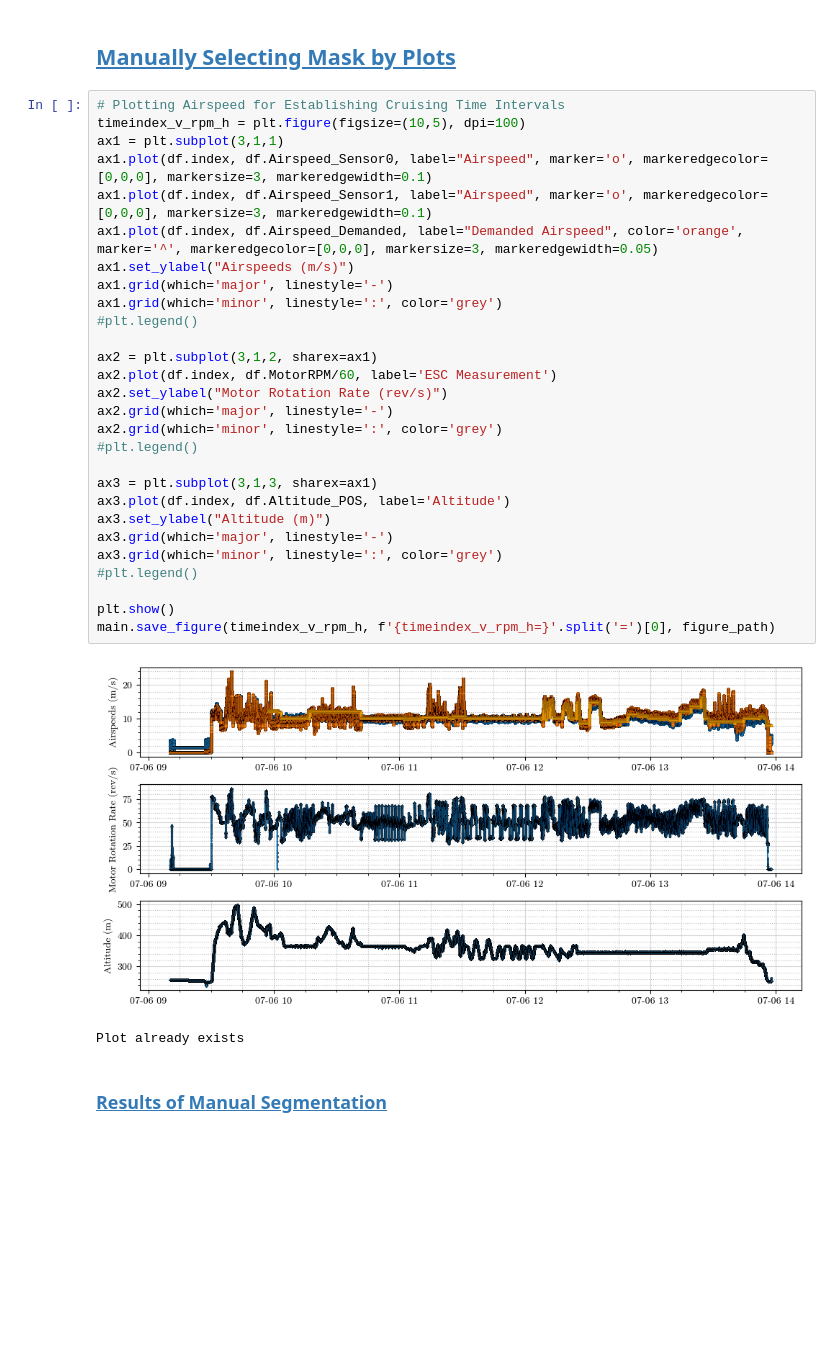
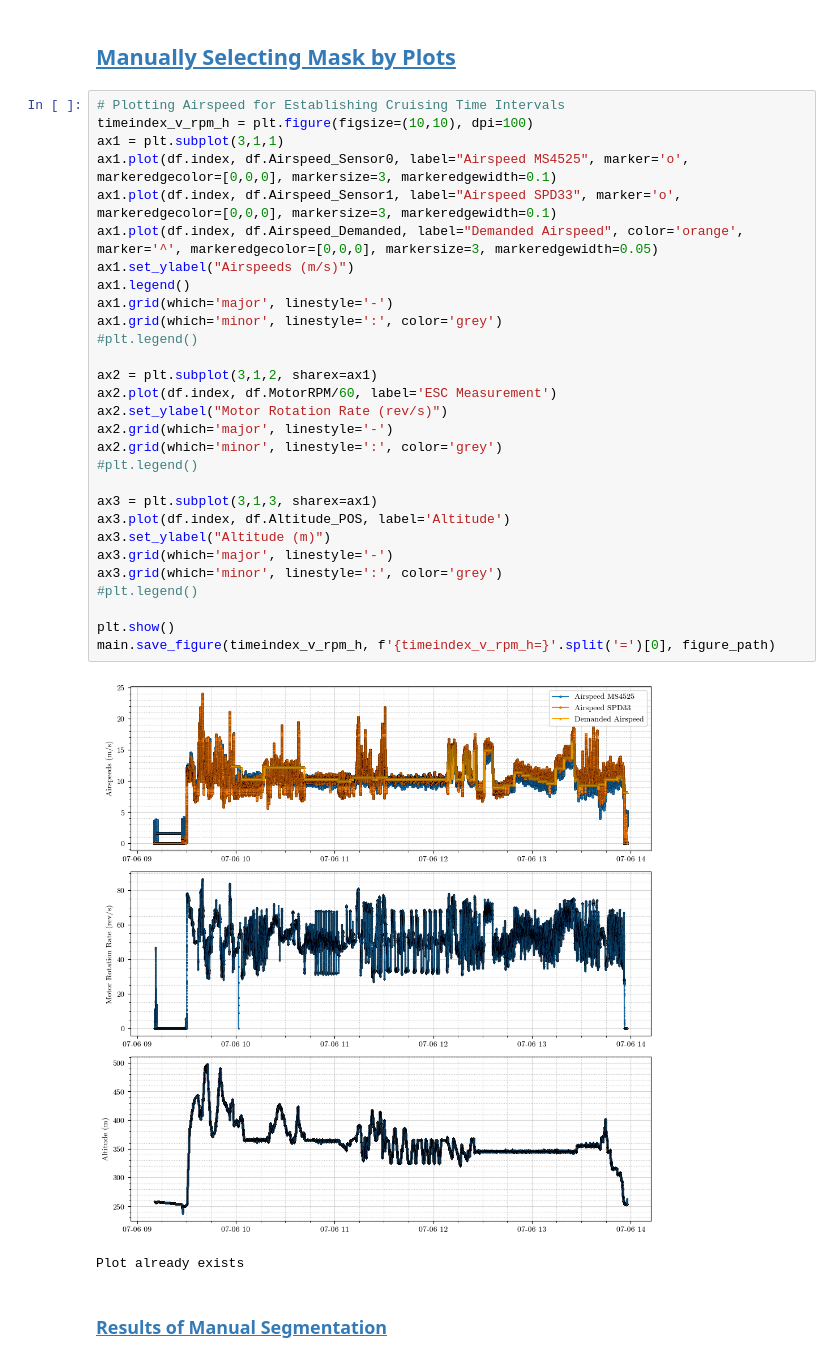
Before and after one commit to wkemp-edu/ArduPilot_AnalysisSuite, a Jupyter notebook: Investigations/21_Cleaned_CREATeV_Performance_Analysis_SDP33/2023-07-06_CREATeV_Cruise_Analysis_Cleaned.ipynb, the cells around one changed output. Cells and saved outputs as stored; diff of their text form; blank space fills up the shorter version.

```diff
--- a/Investigations/21_Cleaned_CREATeV_Performance_Analysis_SDP33/2023-07-06_CREATeV_Cruise_Analysis_Cleaned.ipynb
+++ b/Investigations/21_Cleaned_CREATeV_Performance_Analysis_SDP33/2023-07-06_CREATeV_Cruise_Analysis_Cleaned.ipynb
@@ -109,34 +109,35 @@ createv = airplane(mass, chord, span)
 ## <a id='toc1_8_'></a>[Manually Selecting Mask by Plots](#toc0_)
 # %%
 # Plotting Airspeed for Establishing Cruising Time Intervals
-timeindex_v_rpm_h = plt.figure(figsize=(10,5), dpi=100)
+timeindex_v_rpm_h = plt.figure(figsize=(10,10), dpi=100)
 ax1 = plt.subplot(3,1,1)
-ax1.plot(df.index, df.Airspeed_Sensor0, label="Airspeed", marker='o', markeredgecolor=[0,0,0], markersize=3, markeredgewidth=0.1)
-ax1.plot(df.index, df.Airspeed_Sensor1, label="Airspeed", marker='o', markeredgecolor=[0,0,0], markersize=3, markeredgewidth=0.1)
+ax1.plot(df.index, df.Airspeed_Sensor0, label="Airspeed MS4525", marker='o', markeredgecolor=[0,0,0], markersize=3, markeredgewidth=0.1)
+ax1.plot(df.index, df.Airspeed_Sensor1, label="Airspeed SPD33", marker='o', markeredgecolor=[0,0,0], markersize=3, markeredgewidth=0.1)
 ax1.plot(df.index, df.Airspeed_Demanded, label="Demanded Airspeed", color='orange', marker='^', markeredgecolor=[0,0,0], markersize=3, markeredgewidth=0.05)
 ax1.set_ylabel("Airspeeds (m/s)")
+ax1.legend()
 ax1.grid(which='major', linestyle='-')
 ax1.grid(which='minor', linestyle=':', color='grey')
 #plt.legend()
 
 ax2 = plt.subplot(3,1,2, sharex=ax1)
 ax2.plot(df.index, df.MotorRPM/60, label='ESC Measurement')
 ax2.set_ylabel("Motor Rotation Rate (rev/s)")
 ax2.grid(which='major', linestyle='-')
 ax2.grid(which='minor', linestyle=':', color='grey')
 #plt.legend()
 
 ax3 = plt.subplot(3,1,3, sharex=ax1)
 ax3.plot(df.index, df.Altitude_POS, label='Altitude')
 ax3.set_ylabel("Altitude (m)")
 ax3.grid(which='major', linestyle='-')
 ax3.grid(which='minor', linestyle=':', color='grey')
 #plt.legend()
 
 plt.show()
 main.save_figure(timeindex_v_rpm_h, f'{timeindex_v_rpm_h=}'.split('=')[0], figure_path)
 # %% [output]
-[figure, old version]
+[figure, new version]
 Plot already exists
 # %% [markdown]
 ### <a id='toc1_8_1_'></a>[Results of Manual Segmentation](#toc0_)
```
Also changed, not shown: 9 other files.
